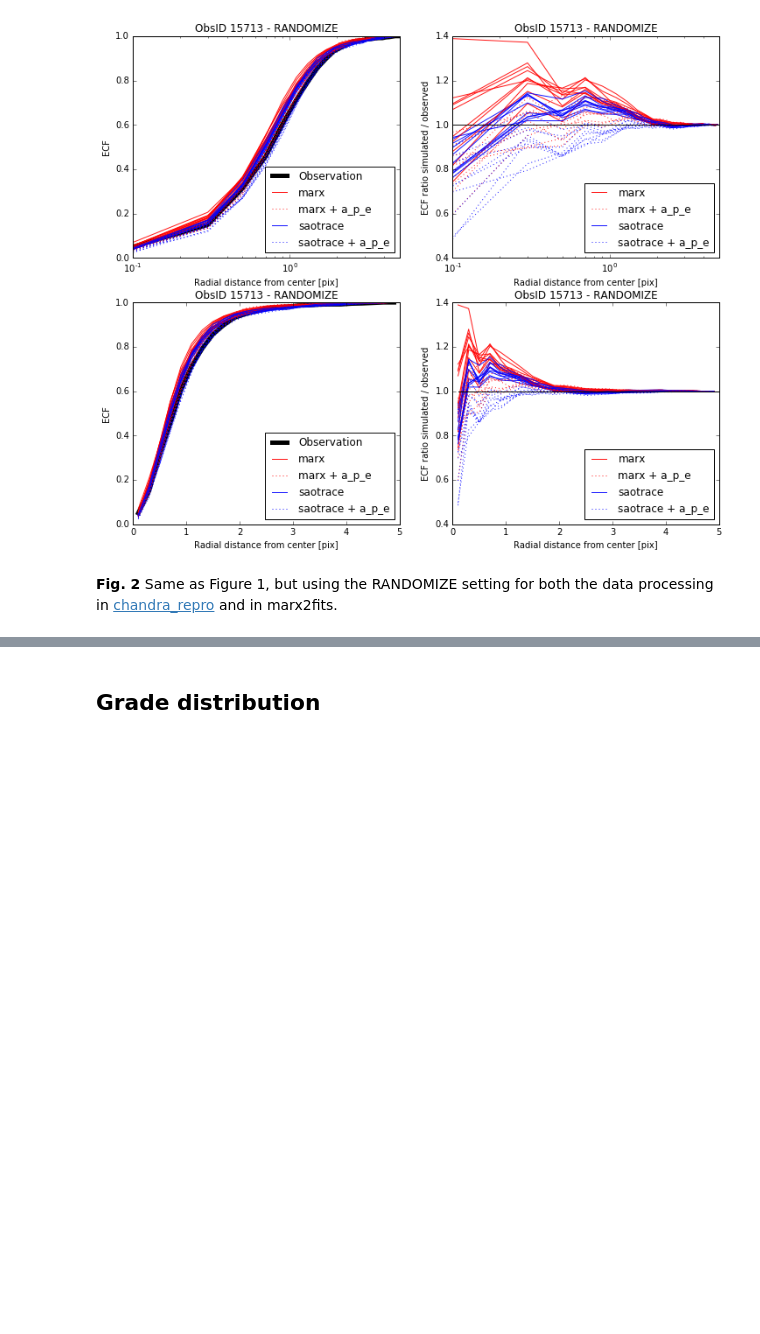
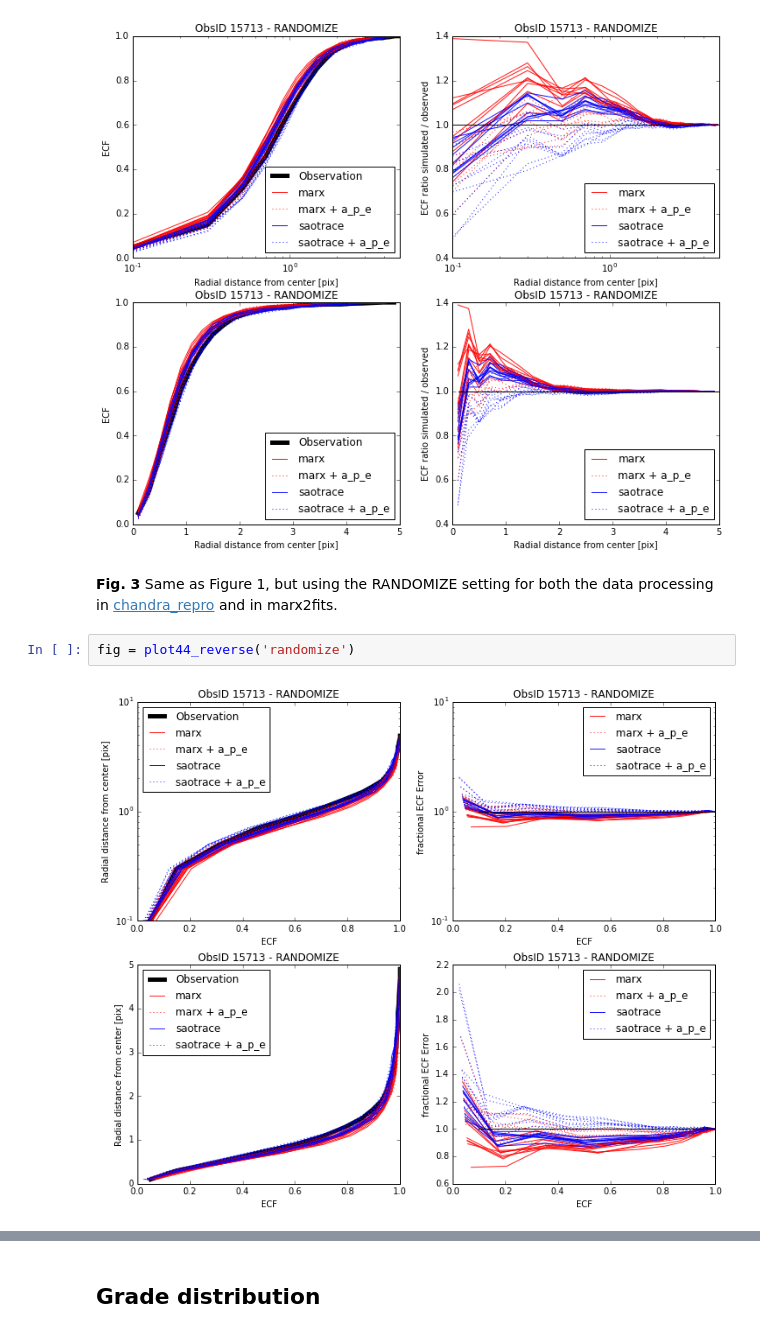
Before and after one commit to Chandra-MARX/marx-test, a Jupyter notebook: notebooks/AspectBlur.ipynb, the cells around one changed output, grey strips where cells are left out. Cells and saved outputs as stored; diff of their text form; blank space fills up the shorter version.

```diff
--- a/notebooks/AspectBlur.ipynb
+++ b/notebooks/AspectBlur.ipynb
@@ -181,4 +255,8 @@ fig = plot44('randomize')
 # %% [output]
 [figure]
 # %% [markdown]
-**Fig. 2** Same as Figure 1, but using the RANDOMIZE setting for both the data processing in [chandra_repro](http://cxc.harvard.edu/ciao/ahelp/chandra_repro.html) and in marx2fits.
+**Fig. 3** Same as Figure 1, but using the RANDOMIZE setting for both the data processing in [chandra_repro](http://cxc.harvard.edu/ciao/ahelp/chandra_repro.html) and in marx2fits.
+# %%
+fig = plot44_reverse('randomize')
+# %% [output]
+[figure, added]
```
Also changed, not shown: parts of 8 cells of this notebook.
